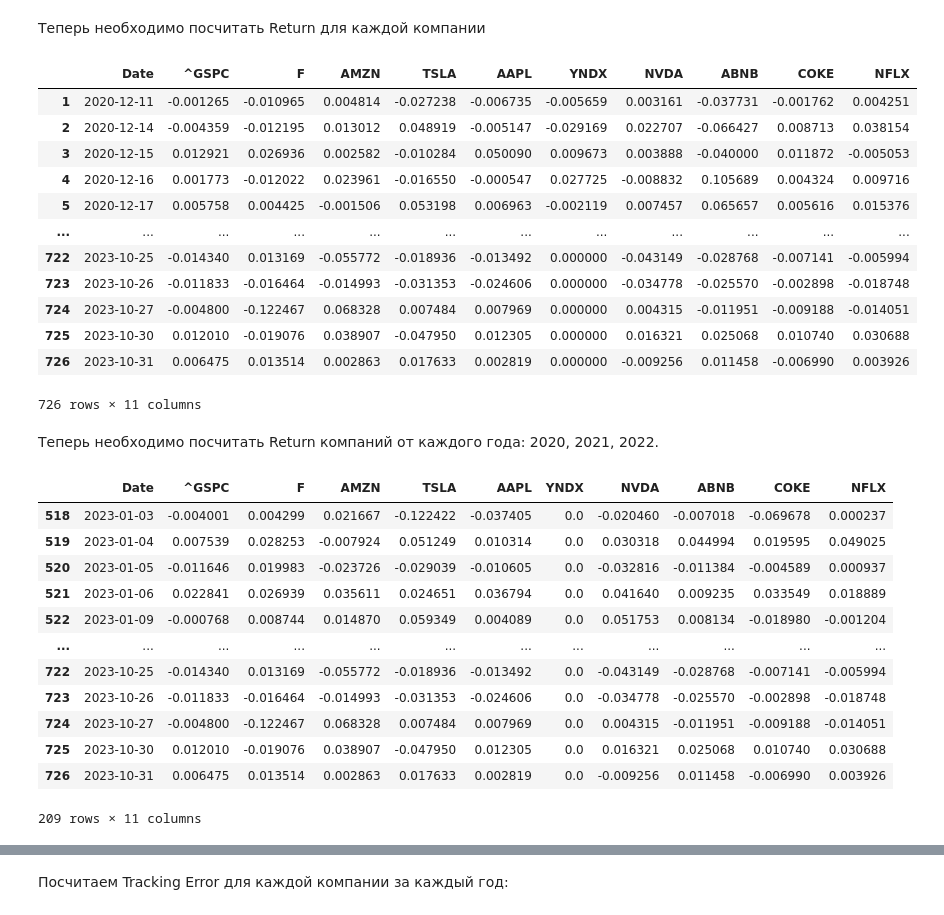
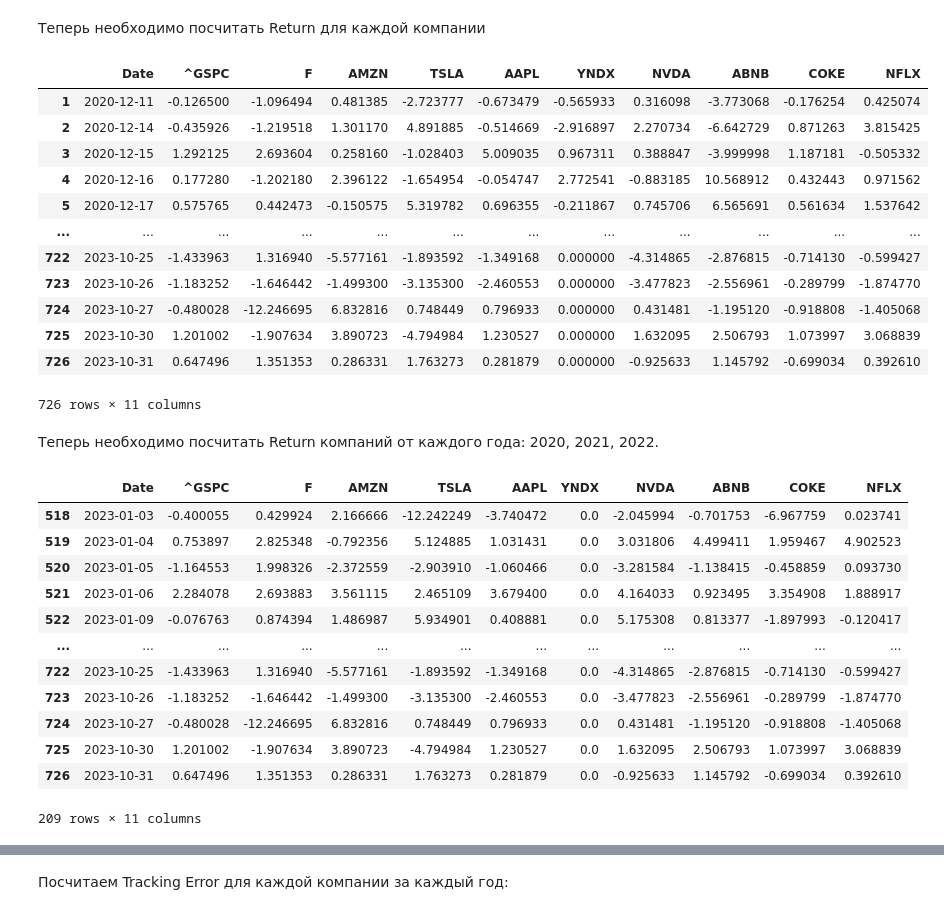
Before and after one commit to gadakenn/Information-Ratio-Calculating, a Jupyter notebook: IR_calculate.ipynb, the cells around one changed output, grey strips where cells are left out. Drawn from its saved outputs; the diff is of its cells as text; code cells hidden in the pictures.

Commit message:
Returns fixed. Graphics updated

```diff
--- a/IR_calculate.ipynb
+++ b/IR_calculate.ipynb
@@ -34,7 +26,7 @@ def get_data(name:str):
     '''
     Эта функция импортирует данные по названию компании
     '''
-    data = pdr.get_data_yahoo([name], start='2000-1-1', end='2023-11-01')['Adj Close'].reset_index()
+    data = pdr.get_data_yahoo([name], start='2020-12-10', end='2023-11-01')['Adj Close'].reset_index()
     data = pd.DataFrame(data)
     data.rename(columns={'Adj Close':  f'{name}'}, inplace=True)
     return data
@@ -44,7 +36,6 @@ data = get_data(short_names[0])
 for i in short_names:
     if i != '^GSPC':
         data = pd.merge(data, get_data(i), on = 'Date', how = 'inner')
-
 data
 # %% [output]
 [*********************100%%**********************]  1 of 1 completed
@@ -75,23 +66,23 @@ data
 # %%
 returns_daily = pd.DataFrame()
 returns_daily['Date'] = data['Date']
 for company in data.columns[1:]:
-    returns_daily[company] = data[company].pct_change()
+    returns_daily[company] = data[company].pct_change() * 100
 
 returns_daily.iloc[1::]
 # %% [output]
 |  | Date | ^GSPC | F | AMZN | TSLA | AAPL | YNDX | NVDA | ABNB | COKE | NFLX |
-| 1 | 2020-12-11 | -0.001265 | -0.010965 | 0.004814 | -0.027238 | -0.006735 | -0.005659 | 0.003161 | -0.037731 | -0.001762 | 0.004251 |
-| 2 | 2020-12-14 | -0.004359 | -0.012195 | 0.013012 | 0.048919 | -0.005147 | -0.029169 | 0.022707 | -0.066427 | 0.008713 | 0.038154 |
-| 3 | 2020-12-15 | 0.012921 | 0.026936 | 0.002582 | -0.010284 | 0.050090 | 0.009673 | 0.003888 | -0.040000 | 0.011872 | -0.005053 |
-| 4 | 2020-12-16 | 0.001773 | -0.012022 | 0.023961 | -0.016550 | -0.000547 | 0.027725 | -0.008832 | 0.105689 | 0.004324 | 0.009716 |
-| 5 | 2020-12-17 | 0.005758 | 0.004425 | -0.001506 | 0.053198 | 0.006963 | -0.002119 | 0.007457 | 0.065657 | 0.005616 | 0.015376 |
+| 1 | 2020-12-11 | -0.126500 | -1.096494 | 0.481385 | -2.723777 | -0.673479 | -0.565933 | 0.316098 | -3.773068 | -0.176254 | 0.425074 |
+| 2 | 2020-12-14 | -0.435926 | -1.219518 | 1.301170 | 4.891885 | -0.514669 | -2.916897 | 2.270734 | -6.642729 | 0.871263 | 3.815425 |
+| 3 | 2020-12-15 | 1.292125 | 2.693604 | 0.258160 | -1.028403 | 5.009035 | 0.967311 | 0.388847 | -3.999998 | 1.187181 | -0.505332 |
+| 4 | 2020-12-16 | 0.177280 | -1.202180 | 2.396122 | -1.654954 | -0.054747 | 2.772541 | -0.883185 | 10.568912 | 0.432443 | 0.971562 |
+| 5 | 2020-12-17 | 0.575765 | 0.442473 | -0.150575 | 5.319782 | 0.696355 | -0.211867 | 0.745706 | 6.565691 | 0.561634 | 1.537642 |
 | ... | ... | ... | ... | ... | ... | ... | ... | ... | ... | ... | ... |
-| 722 | 2023-10-25 | -0.014340 | 0.013169 | -0.055772 | -0.018936 | -0.013492 | 0.000000 | -0.043149 | -0.028768 | -0.007141 | -0.005994 |
-| 723 | 2023-10-26 | -0.011833 | -0.016464 | -0.014993 | -0.031353 | -0.024606 | 0.000000 | -0.034778 | -0.025570 | -0.002898 | -0.018748 |
-| 724 | 2023-10-27 | -0.004800 | -0.122467 | 0.068328 | 0.007484 | 0.007969 | 0.000000 | 0.004315 | -0.011951 | -0.009188 | -0.014051 |
-| 725 | 2023-10-30 | 0.012010 | -0.019076 | 0.038907 | -0.047950 | 0.012305 | 0.000000 | 0.016321 | 0.025068 | 0.010740 | 0.030688 |
-| 726 | 2023-10-31 | 0.006475 | 0.013514 | 0.002863 | 0.017633 | 0.002819 | 0.000000 | -0.009256 | 0.011458 | -0.006990 | 0.003926 |
+| 722 | 2023-10-25 | -1.433963 | 1.316940 | -5.577161 | -1.893592 | -1.349168 | 0.000000 | -4.314865 | -2.876815 | -0.714130 | -0.599427 |
+| 723 | 2023-10-26 | -1.183252 | -1.646442 | -1.499300 | -3.135300 | -2.460553 | 0.000000 | -3.477823 | -2.556961 | -0.289799 | -1.874770 |
+| 724 | 2023-10-27 | -0.480028 | -12.246695 | 6.832816 | 0.748449 | 0.796933 | 0.000000 | 0.431481 | -1.195120 | -0.918808 | -1.405068 |
+| 725 | 2023-10-30 | 1.201002 | -1.907634 | 3.890723 | -4.794984 | 1.230527 | 0.000000 | 1.632095 | 2.506793 | 1.073997 | 3.068839 |
+| 726 | 2023-10-31 | 0.647496 | 1.351353 | 0.286331 | 1.763273 | 0.281879 | 0.000000 | -0.925633 | 1.145792 | -0.699034 | 0.392610 |
 726 rows × 11 columns
 # %% [markdown]
 Теперь необходимо посчитать Return компаний от каждого года: 2020, 2021, 2022.
@@ -103,17 +94,17 @@ returns_2023 = returns_daily[(returns_daily['Date'] >dt.datetime(2022,12,31)) &
 returns_2023
 # %% [output]
 |  | Date | ^GSPC | F | AMZN | TSLA | AAPL | YNDX | NVDA | ABNB | COKE | NFLX |
-| 518 | 2023-01-03 | -0.004001 | 0.004299 | 0.021667 | -0.122422 | -0.037405 | 0.0 | -0.020460 | -0.007018 | -0.069678 | 0.000237 |
-| 519 | 2023-01-04 | 0.007539 | 0.028253 | -0.007924 | 0.051249 | 0.010314 | 0.0 | 0.030318 | 0.044994 | 0.019595 | 0.049025 |
-| 520 | 2023-01-05 | -0.011646 | 0.019983 | -0.023726 | -0.029039 | -0.010605 | 0.0 | -0.032816 | -0.011384 | -0.004589 | 0.000937 |
-| 521 | 2023-01-06 | 0.022841 | 0.026939 | 0.035611 | 0.024651 | 0.036794 | 0.0 | 0.041640 | 0.009235 | 0.033549 | 0.018889 |
-| 522 | 2023-01-09 | -0.000768 | 0.008744 | 0.014870 | 0.059349 | 0.004089 | 0.0 | 0.051753 | 0.008134 | -0.018980 | -0.001204 |
+| 518 | 2023-01-03 | -0.400055 | 0.429924 | 2.166666 | -12.242249 | -3.740472 | 0.0 | -2.045994 | -0.701753 | -6.967759 | 0.023741 |
+| 519 | 2023-01-04 | 0.753897 | 2.825348 | -0.792356 | 5.124885 | 1.031431 | 0.0 | 3.031806 | 4.499411 | 1.959467 | 4.902523 |
+| 520 | 2023-01-05 | -1.164553 | 1.998326 | -2.372559 | -2.903910 | -1.060466 | 0.0 | -3.281584 | -1.138415 | -0.458859 | 0.093730 |
+| 521 | 2023-01-06 | 2.284078 | 2.693883 | 3.561115 | 2.465109 | 3.679400 | 0.0 | 4.164033 | 0.923495 | 3.354908 | 1.888917 |
+| 522 | 2023-01-09 | -0.076763 | 0.874394 | 1.486987 | 5.934901 | 0.408881 | 0.0 | 5.175308 | 0.813377 | -1.897993 | -0.120417 |
 | ... | ... | ... | ... | ... | ... | ... | ... | ... | ... | ... | ... |
-| 722 | 2023-10-25 | -0.014340 | 0.013169 | -0.055772 | -0.018936 | -0.013492 | 0.0 | -0.043149 | -0.028768 | -0.007141 | -0.005994 |
-| 723 | 2023-10-26 | -0.011833 | -0.016464 | -0.014993 | -0.031353 | -0.024606 | 0.0 | -0.034778 | -0.025570 | -0.002898 | -0.018748 |
-| 724 | 2023-10-27 | -0.004800 | -0.122467 | 0.068328 | 0.007484 | 0.007969 | 0.0 | 0.004315 | -0.011951 | -0.009188 | -0.014051 |
-| 725 | 2023-10-30 | 0.012010 | -0.019076 | 0.038907 | -0.047950 | 0.012305 | 0.0 | 0.016321 | 0.025068 | 0.010740 | 0.030688 |
-| 726 | 2023-10-31 | 0.006475 | 0.013514 | 0.002863 | 0.017633 | 0.002819 | 0.0 | -0.009256 | 0.011458 | -0.006990 | 0.003926 |
+| 722 | 2023-10-25 | -1.433963 | 1.316940 | -5.577161 | -1.893592 | -1.349168 | 0.0 | -4.314865 | -2.876815 | -0.714130 | -0.599427 |
+| 723 | 2023-10-26 | -1.183252 | -1.646442 | -1.499300 | -3.135300 | -2.460553 | 0.0 | -3.477823 | -2.556961 | -0.289799 | -1.874770 |
+| 724 | 2023-10-27 | -0.480028 | -12.246695 | 6.832816 | 0.748449 | 0.796933 | 0.0 | 0.431481 | -1.195120 | -0.918808 | -1.405068 |
+| 725 | 2023-10-30 | 1.201002 | -1.907634 | 3.890723 | -4.794984 | 1.230527 | 0.0 | 1.632095 | 2.506793 | 1.073997 | 3.068839 |
+| 726 | 2023-10-31 | 0.647496 | 1.351353 | 0.286331 | 1.763273 | 0.281879 | 0.0 | -0.925633 | 1.145792 | -0.699034 | 0.392610 |
 209 rows × 11 columns
 # %%
 def returns(df):
```
Also changed, not shown: parts of 15 cells of this notebook.
